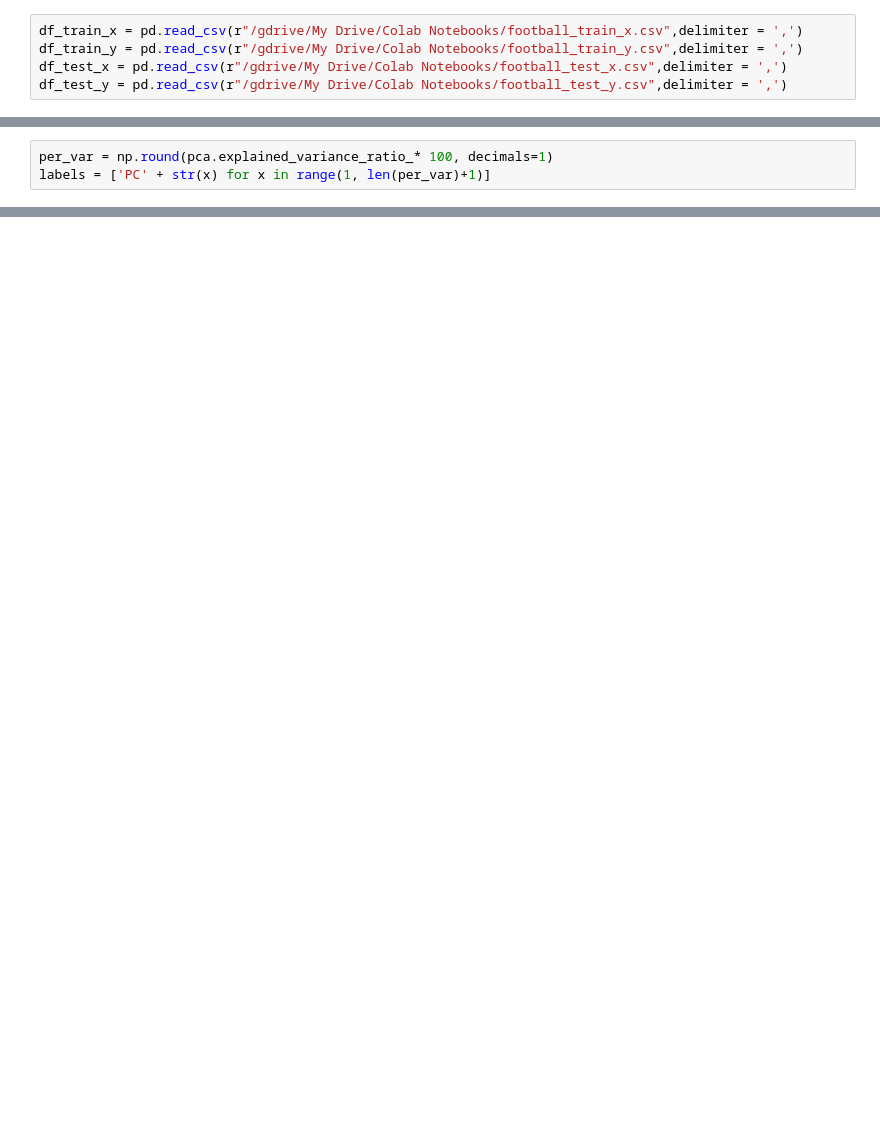
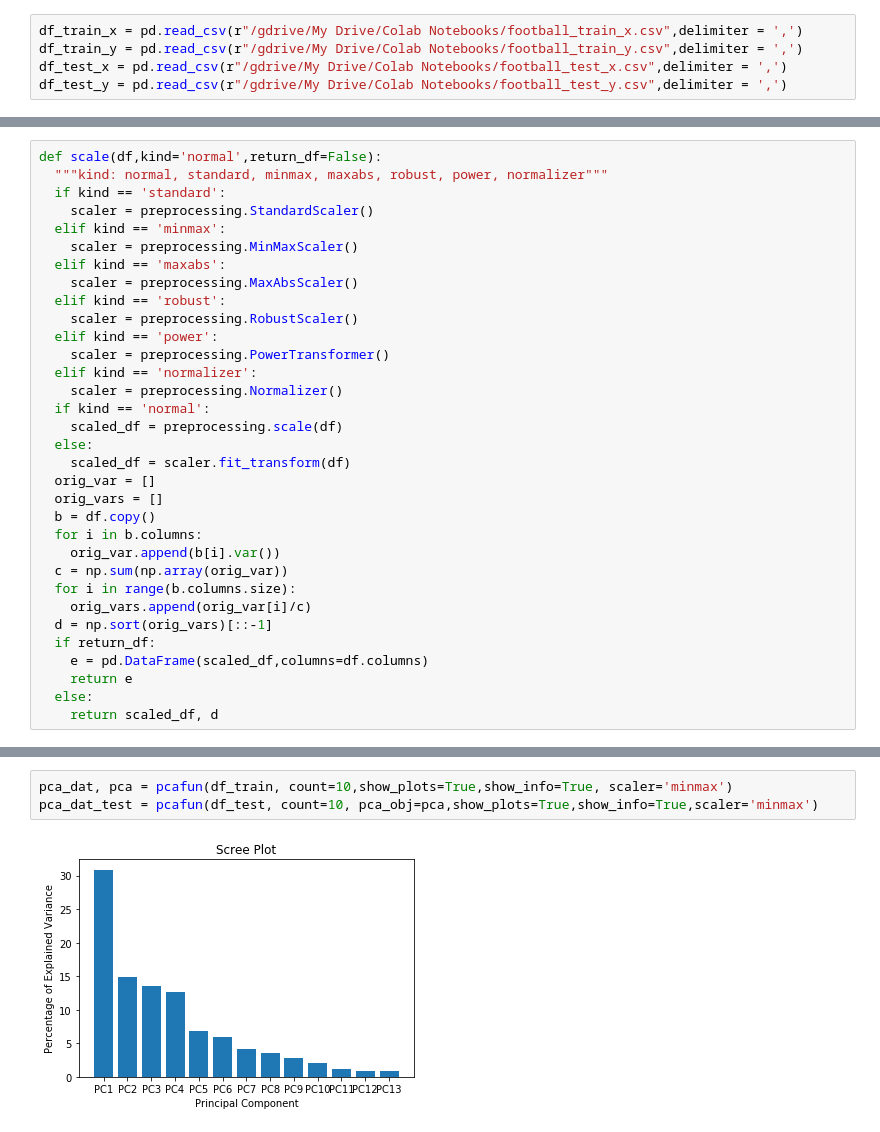
Before and after one commit to SonAlexLe/Data-Project, a Jupyter notebook: Data_Project.ipynb, the cells around one changed output, grey strips where cells are left out. Saved outputs shown, nothing was run; the diff lists cells and outputs as text; blank space fills up the shorter version.

```diff
--- a/Data_Project.ipynb
+++ b/Data_Project.ipynb
@@ -76,3 +33,0 @@ pca_data=pca.transform(scaled_df)
-# %%
-per_var = np.round(pca.explained_variance_ratio_* 100, decimals=1)
-labels = ['PC' + str(x) for x in range(1, len(per_var)+1)]
@@ -271,0 +85,33 @@ weighted avg       0.47      0.52      0.46       342
+# %%
+def scale(df,kind='normal',return_df=False):
+  """kind: normal, standard, minmax, maxabs, robust, power, normalizer"""
+  if kind == 'standard':
+    scaler = preprocessing.StandardScaler()
+  elif kind == 'minmax':
+    scaler = preprocessing.MinMaxScaler()
+  elif kind == 'maxabs':
+    scaler = preprocessing.MaxAbsScaler()
+  elif kind == 'robust':
+    scaler = preprocessing.RobustScaler()
+  elif kind == 'power':
+    scaler = preprocessing.PowerTransformer()
+  elif kind == 'normalizer':
+    scaler = preprocessing.Normalizer()
+  if kind == 'normal':
+    scaled_df = preprocessing.scale(df)
+  else:
+    scaled_df = scaler.fit_transform(df)
+  orig_var = []
+  orig_vars = []
+  b = df.copy()
+  for i in b.columns:
+    orig_var.append(b[i].var())
+  c = np.sum(np.array(orig_var))
+  for i in range(b.columns.size):
+    orig_vars.append(orig_var[i]/c)
+  d = np.sort(orig_vars)[::-1]
+  if return_df:
+    e = pd.DataFrame(scaled_df,columns=df.columns)
+    return e
+  else:
+    return scaled_df, d
@@ -271,0 +237,5 @@ weighted avg       0.47      0.52      0.46       342
+# %%
+pca_dat, pca = pcafun(df_train, count=10,show_plots=True,show_info=True, scaler='minmax')
+pca_dat_test = pcafun(df_test, count=10, pca_obj=pca,show_plots=True,show_info=True,scaler='minmax')
+# %% [output]
+[figure, added]
```
Also changed, not shown: parts of 40 cells of this notebook.
